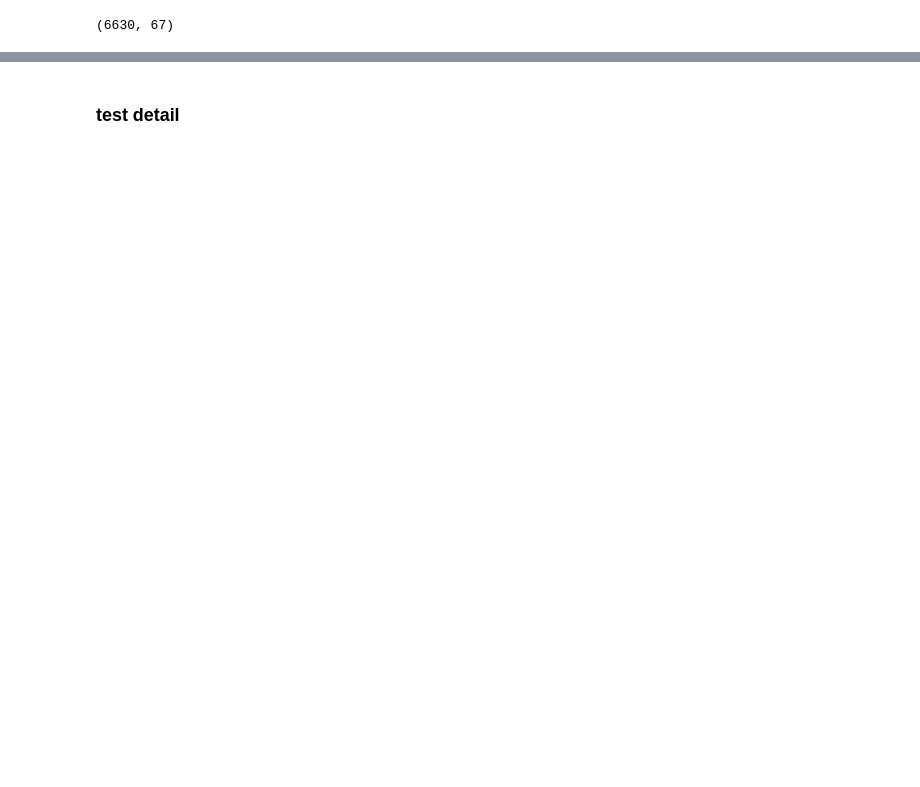
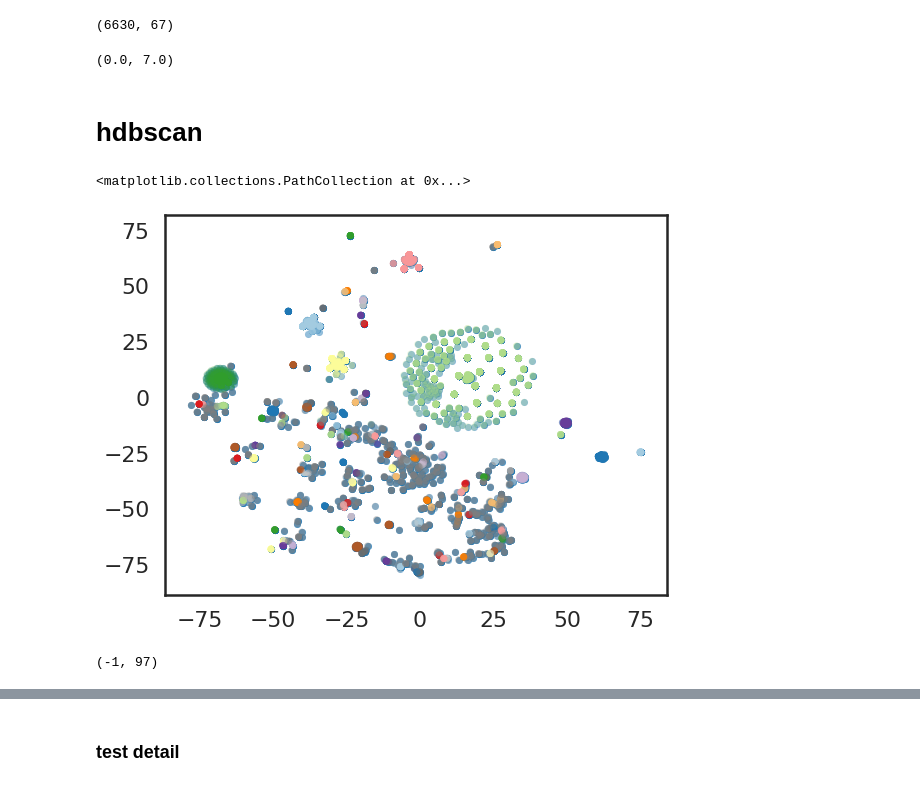
Before and after one commit to areum-lee/dev_code, a Jupyter notebook: Convert ods to numpy.ipynb, the cells around one changed output, grey strips where cells are left out. Cells and saved outputs as stored; diff of their text form; code cells hidden in the pictures; blank space fills up the shorter version.

```diff
--- a/Convert ods to numpy.ipynb
+++ b/Convert ods to numpy.ipynb
@@ -41,11 +23,11 @@ segnum[4]
 import math
 import numpy as np
 
-def value (i):
-    if i < 0:
-        i = -10
-    elif i > 0 :
-        i = 10
+def value(i):
+    if i < 0.0:
+        i = -10.0
+    elif i > 0.0 :
+        i = 10.0
 
     return i
 
@@ -95,7 +77,7 @@ for i in range(len(segnum)):
         anglenum = angle_between((x3,y3,x3),(0,0,0))
 
         if (math.isnan(anglenum) is True):
-            anglenum = -1
+            anglenum = 7
 
         vec_value[0,curr]= anglenum
 
@@ -107,7 +89,7 @@ for i in range(len(segnum)):
         anglenum = angle_between((x3,y3,x3),(0,0,0))
 
         if (math.isnan(anglenum) is True):
-            anglenum = -1
+            anglenum = 7
 
         vec_value[0,curr]= anglenum
 
@@ -124,7 +106,7 @@ for i in range(len(segnum)):
             anglenum = angle_between((x3,y3,x3),(x4,y4,z4))
 
             if (math.isnan(anglenum) is True):
-                anglenum = -1
+                anglenum = 7
 
             vec_value[0,curr+1]= anglenum
 
@@ -156,3 +126,7 @@ for kk in range(len(vectors_value)):
 print (np.shape(vectors_value_new))
 # %% [output]
 (6630, 67)
+# %%
+vectors_value_new.min() , vectors_value_new.max()
+# %% [output]
+(0.0, 7.0)
@@ -159,3 +135,42 @@ print (np.shape(vectors_value_new))
+# %% [markdown]
+# hdbscan
+# %%
+import umap
+import hdbscan
+import seaborn as sns
+import matplotlib.pyplot as plt
+from sklearn.manifold import TSNE
+# clusterable_embedding = umap.UMAP(
+#     n_neighbors=30,
+#     min_dist=0.0,
+#     n_components=2,
+#     random_state=42,
+# ).fit_transform(digits.data)
+%matplotlib inline
+sns.set_context('poster')
+sns.set_style('white')
+sns.set_color_codes()
+plot_kwds = {'alpha' : 0.5, 's' : 50, 'linewidths':0}
+plt.rcParams["figure.figsize"] = [9,7]
+
+projection = TSNE().fit_transform(vectors_value_new)
+plt.scatter(*projection.T, **plot_kwds)
+
+clusterer = hdbscan.HDBSCAN(min_cluster_size=10).fit(vectors_value_new)
+color_palette = sns.color_palette('Paired', 100)
+cluster_colors = [color_palette[x] if x >= 0
+                  else (0.5, 0.5, 0.5)
+                  for x in clusterer.labels_]
+cluster_member_colors = [sns.desaturate(x, p) for x, p in
+                         zip(cluster_colors, clusterer.probabilities_)]
+plt.scatter(*projection.T, s=50, linewidth=0, c=cluster_member_colors, alpha=0.25)
+# %% [output]
+<matplotlib.collections.PathCollection at 0x...>
+[figure, added]
+# %%
+min(clusterer.labels_), max(clusterer.labels_)
+# %% [output]
+(-1, 97)
 # %%
 import umap
 import hdbscan
```
Also changed, not shown: parts of 31 cells of this notebook.
